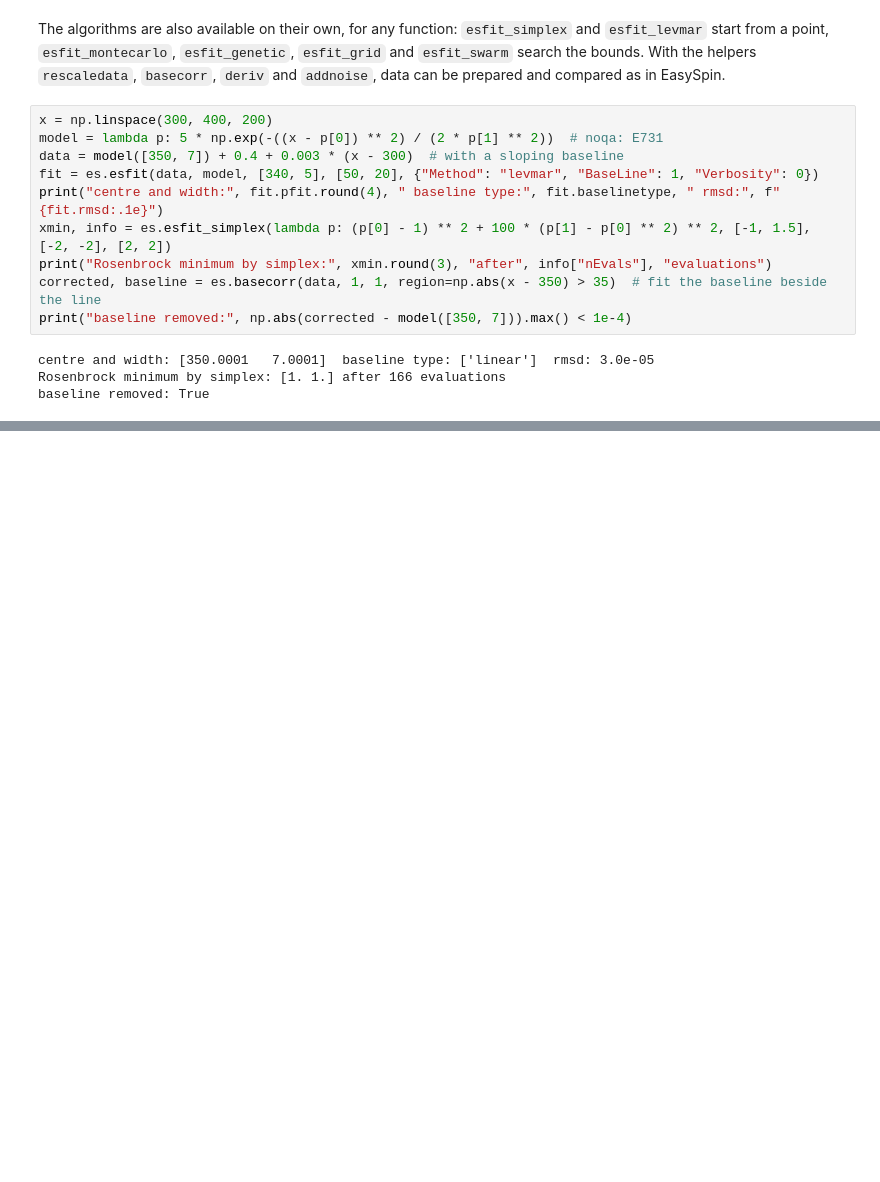
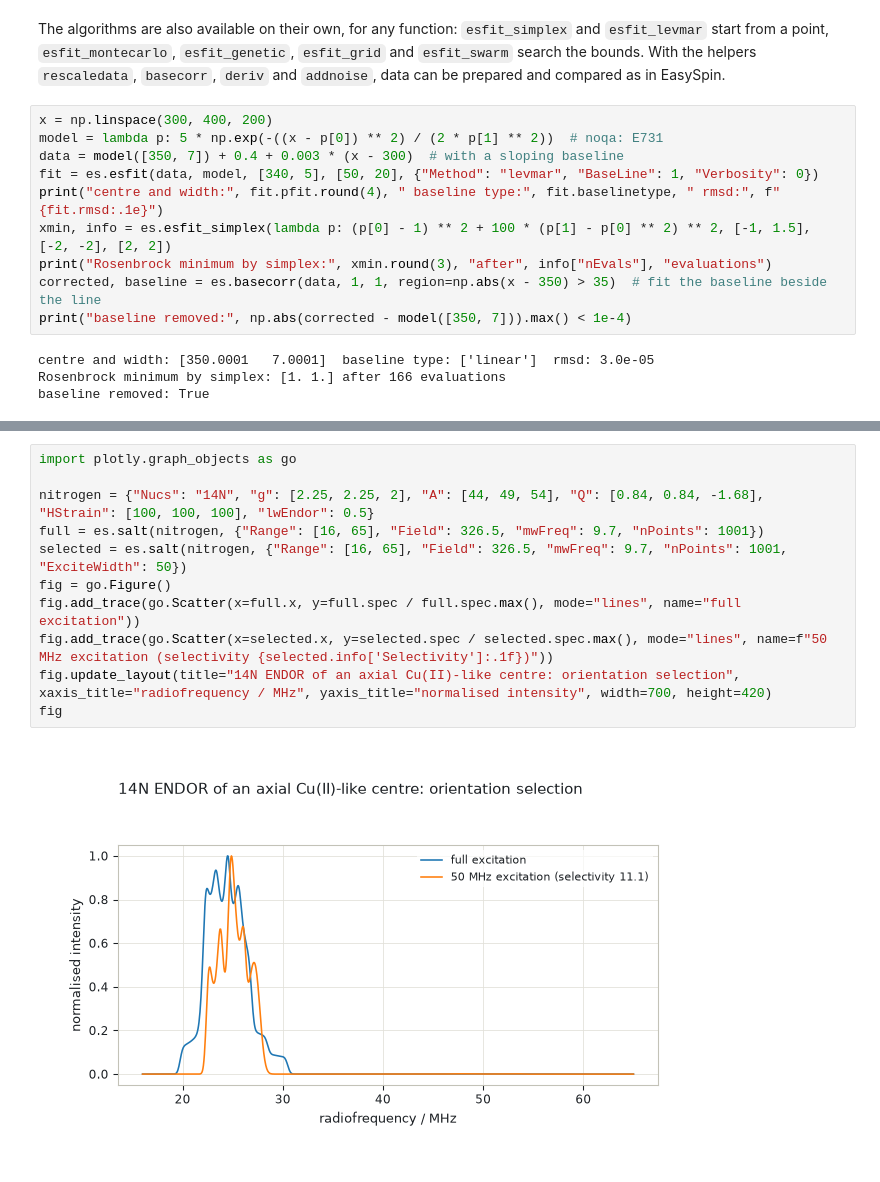
Before and after one commit to ajerschow/spynach, a Jupyter notebook: docs/notebooks/epreasy.ipynb, the cells around one changed output, grey strips where cells are left out. Cells and saved outputs as stored; diff of their text form; blank space fills up the shorter version.

```diff
--- a/docs/notebooks/epreasy.ipynb
+++ b/docs/notebooks/epreasy.ipynb
@@ -587,0 +573,13 @@ not ported.
+# %%
+import plotly.graph_objects as go
+
+nitrogen = {"Nucs": "14N", "g": [2.25, 2.25, 2], "A": [44, 49, 54], "Q": [0.84, 0.84, -1.68], "HStrain": [100, 100, 100], "lwEndor": 0.5}
+full = es.salt(nitrogen, {"Range": [16, 65], "Field": 326.5, "mwFreq": 9.7, "nPoints": 1001})
+selected = es.salt(nitrogen, {"Range": [16, 65], "Field": 326.5, "mwFreq": 9.7, "nPoints": 1001, "ExciteWidth": 50})
+fig = go.Figure()
+fig.add_trace(go.Scatter(x=full.x, y=full.spec / full.spec.max(), mode="lines", name="full excitation"))
+fig.add_trace(go.Scatter(x=selected.x, y=selected.spec / selected.spec.max(), mode="lines", name=f"50 MHz excitation (selectivity {selected.info['Selectivity']:.1f})"))
+fig.update_layout(title="14N ENDOR of an axial Cu(II)-like centre: orientation selection", xaxis_title="radiofrequency / MHz", yaxis_title="normalised intensity", width=700, height=420)
+fig
+# %% [output]
+[figure, added]
```
Also changed, not shown: parts of 8 cells of this notebook, 19 other files.
